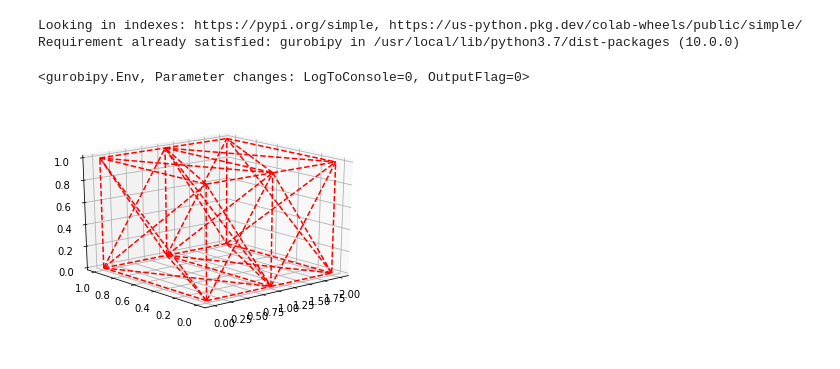
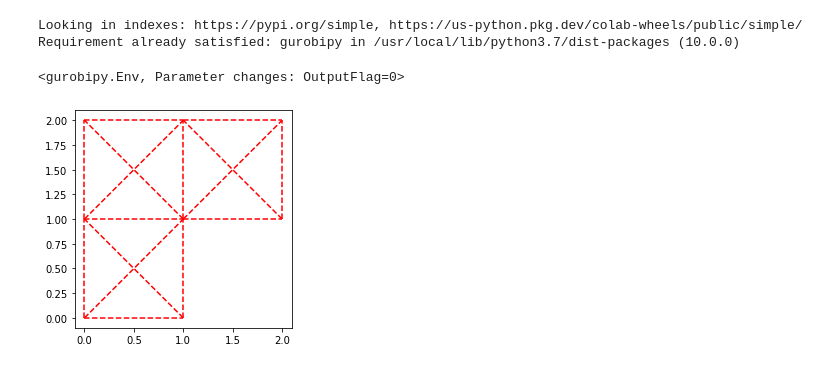
Before and after one commit to maroprog/maroprog, a Jupyter notebook: teste_lmicut.ipynb, the cells around one changed output. Cells and saved outputs as stored; diff of their text form; code cells hidden in the pictures.

```diff
--- a/teste_lmicut.ipynb
+++ b/teste_lmicut.ipynb
@@ -9,15 +9,13 @@ from mpl_toolkits.mplot3d import Axes3D
 %pip install gurobipy
 import gurobipy as gp
 from gurobipy import GRB
-# Set up environment
-env = gp.Env(empty=True)
-env.setParam('OutputFlag', 0)
-env.setParam('LogToConsole', 0)
-env.start()
+environment = gp.Env(empty=True)
+environment.setParam('OutputFlag', 0) # suppress-all-console-output-from-Gurobi
+environment.start()
 # %% [output]
 Looking in indexes: https://pypi.org/simple, https://us-python.pkg.dev/colab-wheels/public/simple/
 Requirement already satisfied: gurobipy in /usr/local/lib/python3.7/dist-packages (10.0.0)
-<gurobipy.Env, Parameter changes: LogToConsole=0, OutputFlag=0>
+<gurobipy.Env, Parameter changes: OutputFlag=0>
 # %%
 def restric(n, G, v):
   G0 = G(zeros(n))
@@ -286,13 +380,14 @@ def G_compl(x,gama,f,truss,coord,E,rho,dof,dofa):
   G = block([[-gama, f.T],[ f, -K]])
   return G
 # %%
-coord, truss, dof, dofa, E, rho, f, gama, lamb, x = data_cantilever3D_12n()
+coord, truss, dof, dofa, E, rho, f, gama, lamb, x = dados_L_15b8n()
+#coord, truss, dof, dofa, E, rho, f, gama, lamb, x = data_cantilever3D_12n()
 ndof = dof.max() + 1
 nel = len(truss)
 
 draw(coord,truss,zeros(ndof),dof,x,array([1,0,0]))
 # %% [output]
-[figure, old version]
+[figure, new version]
 # %%
 c = ones(nel)
 G = lambda x: G_compl(x,gama,f,truss,coord,E,rho,dof,dofa)
```
Also changed, not shown: parts of 6 cells of this notebook.
